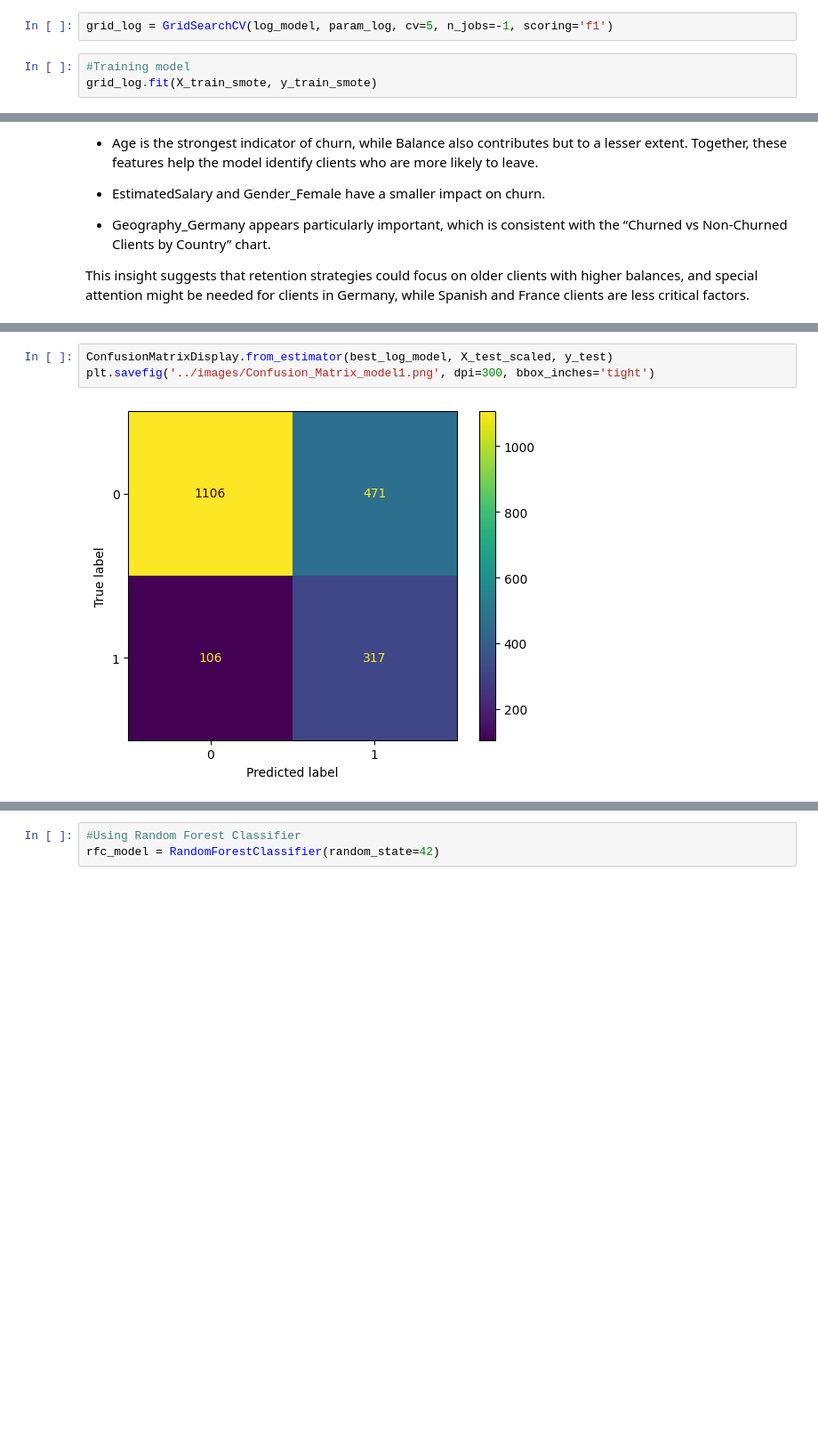
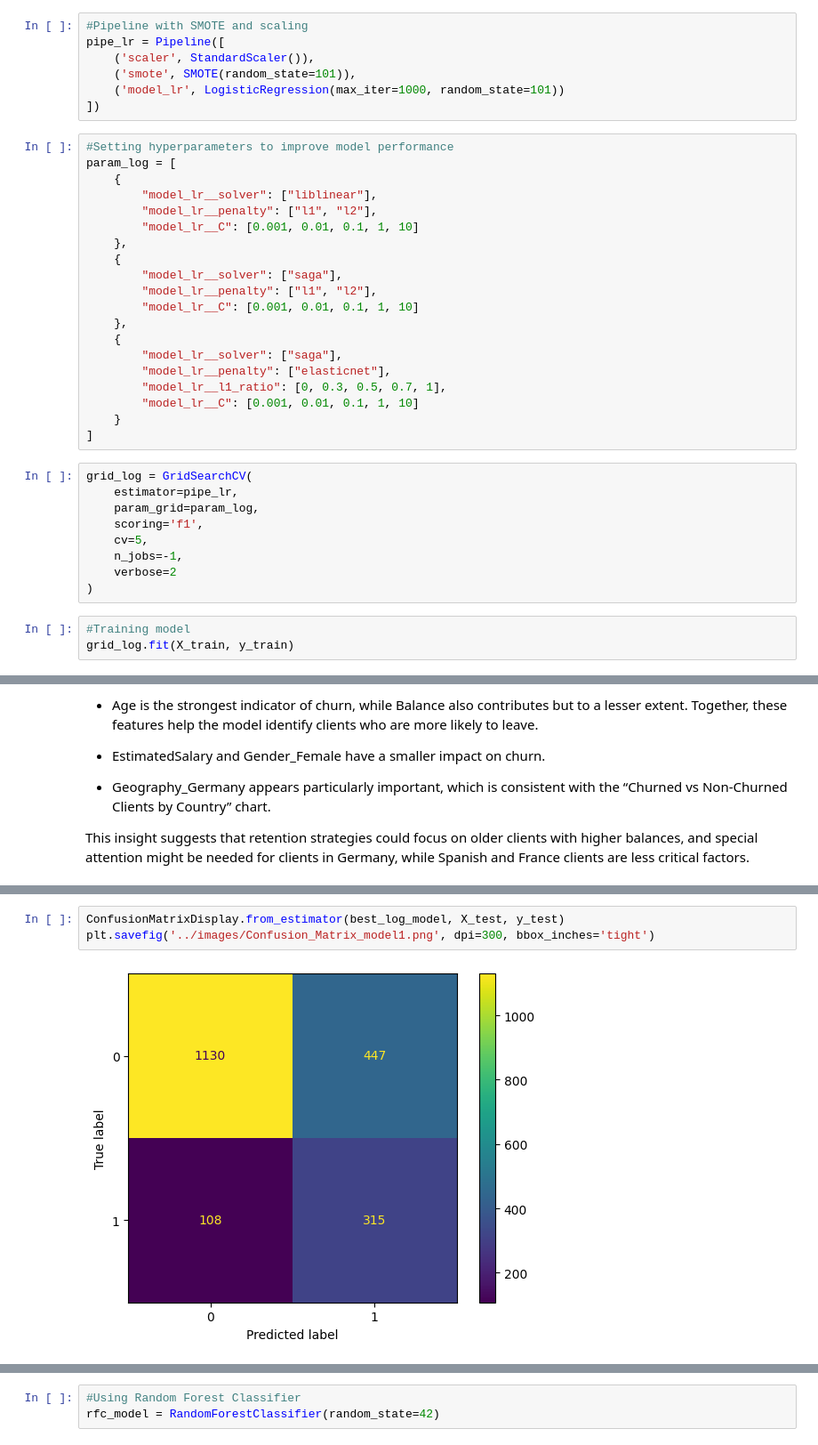
Before and after one commit to Przemsonn05/Bank-Churn-Prediction, a Jupyter notebook: notebooks/Bank churn predictions.ipynb, the cells around one changed output, grey strips where cells are left out. Shown: that part at 89% size. Saved outputs shown, nothing was run; the diff lists cells and outputs as text; blank space fills up the shorter version.

```diff
--- a/notebooks/Bank churn predictions.ipynb
+++ b/notebooks/Bank churn predictions.ipynb
@@ -398,6 +388,40 @@ log_model = LogisticRegression()
+# %%
+#Pipeline with SMOTE and scaling
+pipe_lr = Pipeline([
+    ('scaler', StandardScaler()),
+    ('smote', SMOTE(random_state=101)),
+    ('model_lr', LogisticRegression(max_iter=1000, random_state=101))
+])
+# %%
+#Setting hyperparameters to improve model performance
+param_log = [
+    {
+        "model_lr__solver": ["liblinear"],
+        "model_lr__penalty": ["l1", "l2"],
+        "model_lr__C": [0.001, 0.01, 0.1, 1, 10]
+    },
+    {
+        "model_lr__solver": ["saga"],
+        "model_lr__penalty": ["l1", "l2"],
+        "model_lr__C": [0.001, 0.01, 0.1, 1, 10]
+    },
+    {
+        "model_lr__solver": ["saga"],
+        "model_lr__penalty": ["elasticnet"],
+        "model_lr__l1_ratio": [0, 0.3, 0.5, 0.7, 1],
+        "model_lr__C": [0.001, 0.01, 0.1, 1, 10]
+    }
+]
 # %%
-grid_log = GridSearchCV(log_model, param_log, cv=5, n_jobs=-1, scoring='f1')
+grid_log = GridSearchCV(
+    estimator=pipe_lr,
+    param_grid=param_log,
+    scoring='f1',
+    cv=5,
+    n_jobs=-1,
+    verbose=2
+)
 # %%
 #Training model
-grid_log.fit(X_train_smote, y_train_smote)
+grid_log.fit(X_train, y_train)
 # %% [output]
@@ -476,6 +518,6 @@ ROC-AUC Score: 0.7923
 # %%
-ConfusionMatrixDisplay.from_estimator(best_log_model, X_test_scaled, y_test)
+ConfusionMatrixDisplay.from_estimator(best_log_model, X_test, y_test)
 plt.savefig('../images/Confusion_Matrix_model1.png', dpi=300, bbox_inches='tight')
 # %% [output]
-[figure, old version]
+[figure, new version]
 # %% [markdown]
```
Also changed, not shown: parts of 51 cells of this notebook, 9 other files.
